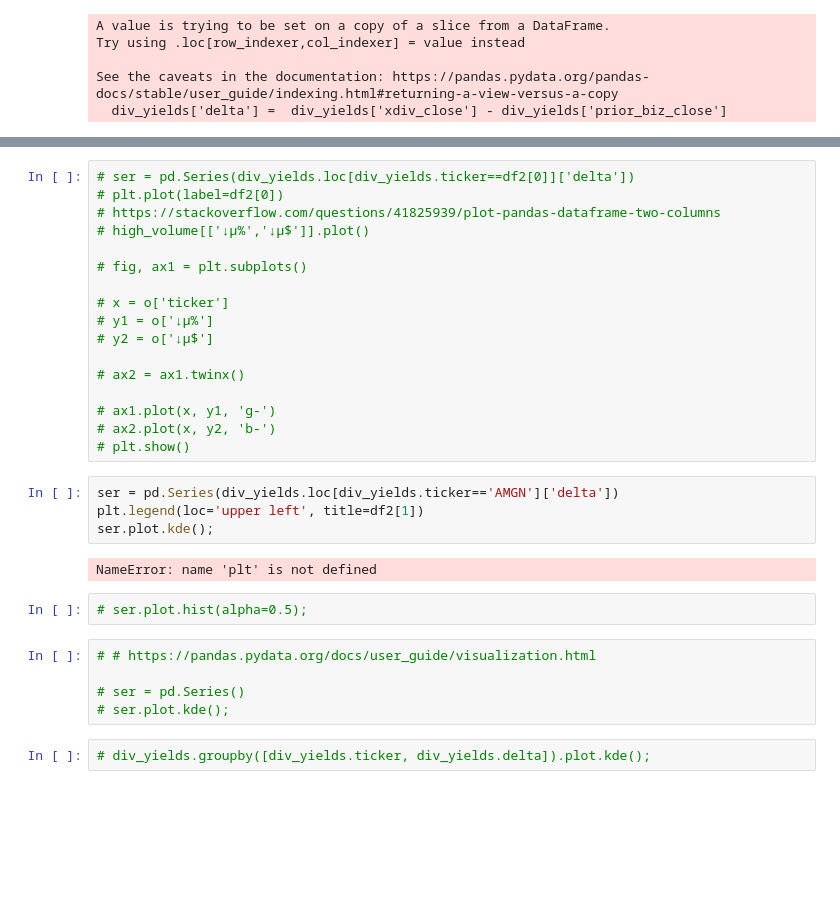
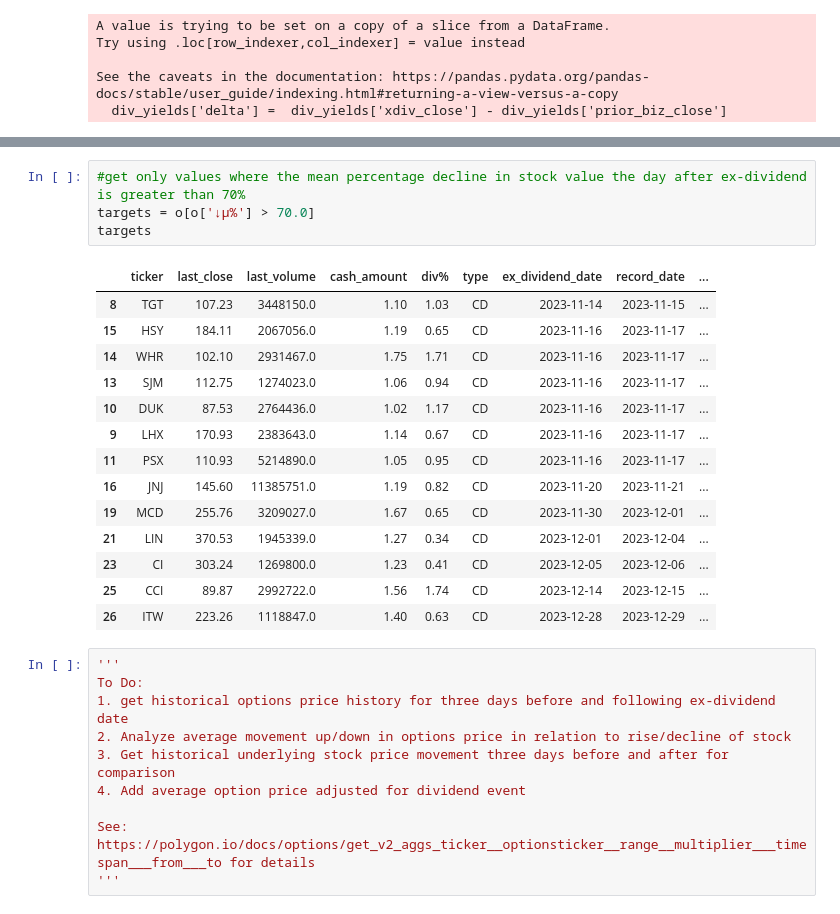
Before and after one commit to FergusClare/dividends, a Jupyter notebook: dividends.ipynb, the cells around one changed output, grey strips where cells are left out. Saved outputs shown, nothing was run; the diff lists cells and outputs as text; blank space fills up the shorter version.

```diff
--- a/dividends.ipynb
+++ b/dividends.ipynb
@@ -675,32 +535,29 @@ o
-# %%
-# ser = pd.Series(div_yields.loc[div_yields.ticker==df2[0]]['delta'])
-# plt.plot(label=df2[0])
-# https://stackoverflow.com/questions/41825939/plot-pandas-dataframe-two-columns
-# high_volume[['↓µ%','↓µ$']].plot()
-
-# fig, ax1 = plt.subplots()
-
-# x = o['ticker']
-# y1 = o['↓µ%']
-# y2 = o['↓µ$']
-
-# ax2 = ax1.twinx()
-
-# ax1.plot(x, y1, 'g-')
-# ax2.plot(x, y2, 'b-')
-# plt.show()
-# %%
-ser = pd.Series(div_yields.loc[div_yields.ticker=='AMGN']['delta'])
-plt.legend(loc='upper left', title=df2[1])
-ser.plot.kde();
-# %% [output]
-NameError: name 'plt' is not defined
-# %%
-# ser.plot.hist(alpha=0.5);
-# %%
-# # https://pandas.pydata.org/docs/user_guide/visualization.html
-
-# ser = pd.Series()
-# ser.plot.kde();
-# %%
-# div_yields.groupby([div_yields.ticker, div_yields.delta]).plot.kde();
+# %%
+#get only values where the mean percentage decline in stock value the day after ex-dividend is greater than 70%
+targets = o[o['↓µ%'] > 70.0]
+targets
+# %% [output]
+|  | ticker | last_close | last_volume | cash_amount | div% | type | ex_dividend_date | record_date | ... |
+| 8 | TGT | 107.23 | 3448150.0 | 1.10 | 1.03 | CD | 2023-11-14 | 2023-11-15 | ... |
+| 15 | HSY | 184.11 | 2067056.0 | 1.19 | 0.65 | CD | 2023-11-16 | 2023-11-17 | ... |
+| 14 | WHR | 102.10 | 2931467.0 | 1.75 | 1.71 | CD | 2023-11-16 | 2023-11-17 | ... |
+| 13 | SJM | 112.75 | 1274023.0 | 1.06 | 0.94 | CD | 2023-11-16 | 2023-11-17 | ... |
+| 10 | DUK | 87.53 | 2764436.0 | 1.02 | 1.17 | CD | 2023-11-16 | 2023-11-17 | ... |
+| 9 | LHX | 170.93 | 2383643.0 | 1.14 | 0.67 | CD | 2023-11-16 | 2023-11-17 | ... |
+| 11 | PSX | 110.93 | 5214890.0 | 1.05 | 0.95 | CD | 2023-11-16 | 2023-11-17 | ... |
+| 16 | JNJ | 145.60 | 11385751.0 | 1.19 | 0.82 | CD | 2023-11-20 | 2023-11-21 | ... |
+| 19 | MCD | 255.76 | 3209027.0 | 1.67 | 0.65 | CD | 2023-11-30 | 2023-12-01 | ... |
+| 21 | LIN | 370.53 | 1945339.0 | 1.27 | 0.34 | CD | 2023-12-01 | 2023-12-04 | ... |
+| 23 | CI | 303.24 | 1269800.0 | 1.23 | 0.41 | CD | 2023-12-05 | 2023-12-06 | ... |
+| 25 | CCI | 89.87 | 2992722.0 | 1.56 | 1.74 | CD | 2023-12-14 | 2023-12-15 | ... |
+| 26 | ITW | 223.26 | 1118847.0 | 1.40 | 0.63 | CD | 2023-12-28 | 2023-12-29 | ... |
+# %%
+'''
+To Do:
+1. get historical options price history for three days before and following ex-dividend date
+2. Analyze average movement up/down in options price in relation to rise/decline of stock
+3. Get historical underlying stock price movement three days before and after for comparison
+4. Add average option price adjusted for dividend event
+
+See: https://polygon.io/docs/options/get_v2_aggs_ticker__optionsticker__range__multiplier___timespan___from___to for details
+'''
```
Also changed, not shown: parts of 33 cells of this notebook.
